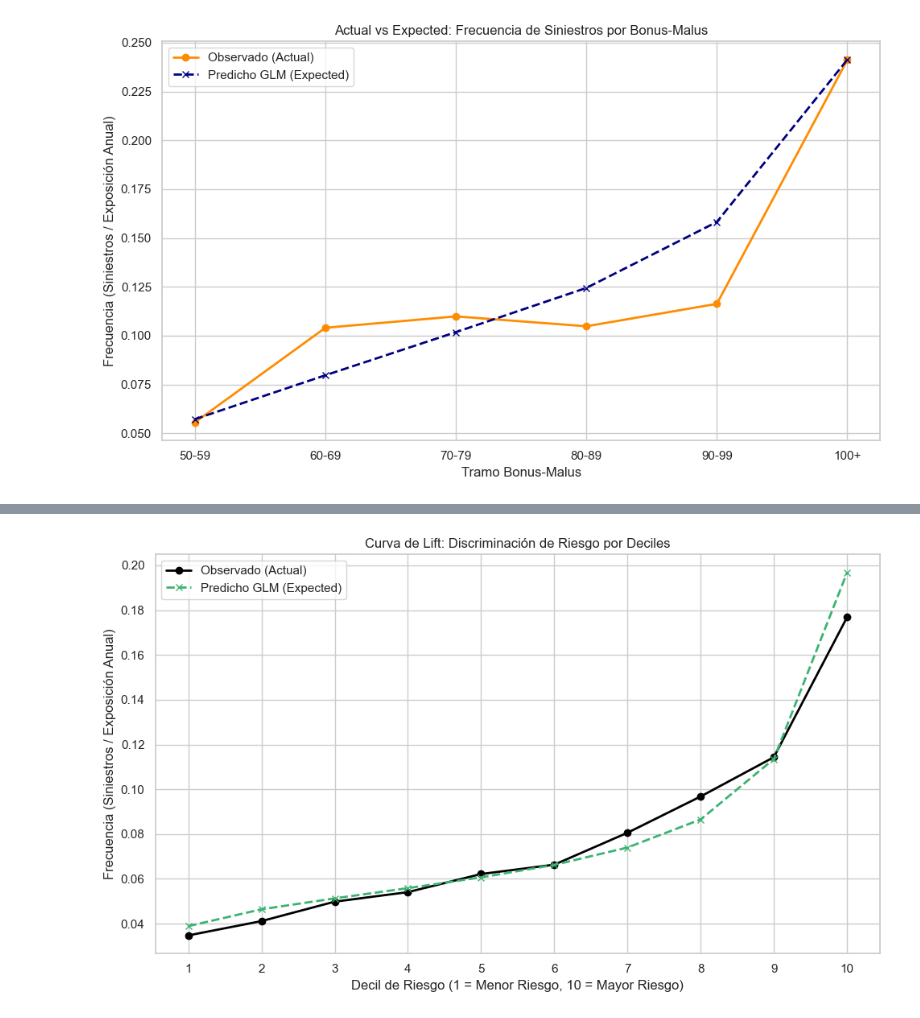
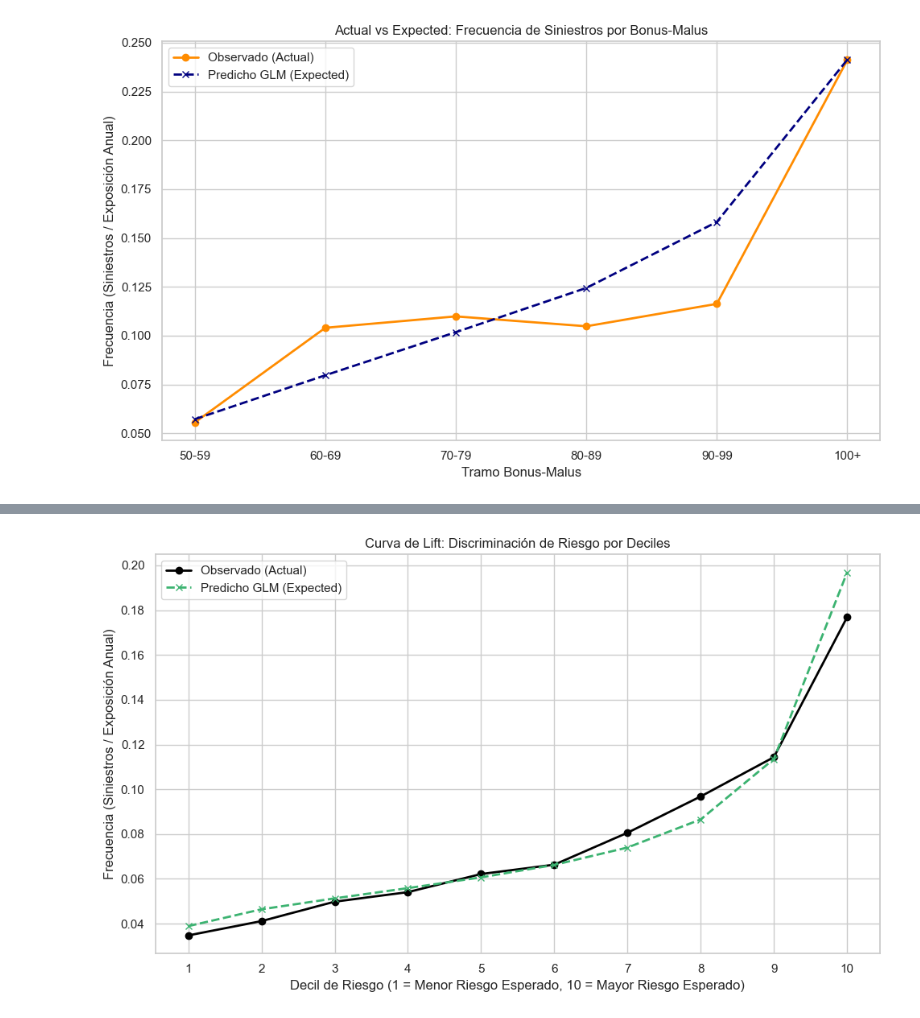
Before and after one commit to EmGM112002/freMTPL2-analysis, a Jupyter notebook: freTMPL2/freTMPL2_models_py.ipynb, the cells around one changed output, grey strips where cells are left out. Drawn from its saved outputs; the diff is of its cells as text; code cells hidden in the pictures.

```diff
--- a/freTMPL2/freTMPL2_models_py.ipynb
+++ b/freTMPL2/freTMPL2_models_py.ipynb
@@ -306,35 +324,30 @@ plt.show()
 # %%
-# Paso 1: Calculamos la tasa de siniestralidad predicha (independiente de la exposición)
 df_eval['Pred_Rate'] = df_eval['Pred_GLM_Count'] / df_eval['Exposure']
 
-# Paso 2: Ordenamos y agrupamos en 10 deciles (quantile cut)
-# Usamos duplicates='drop' en caso de que múltiples pólizas compartan exactamente la misma tasa predictiva.
+# Partición por cuantiles de riesgo (Deciles)
 df_eval['Decile'] = pd.qcut(df_eval['Pred_Rate'], q=10, labels=False, duplicates='drop') + 1
 
-# Paso 3: Agregación actuarial a nivel decil
 agrupado_lift = df_eval.groupby('Decile').agg(
     Exposure=('Exposure', 'sum'),
     Actual_Claims=('ClaimNb', 'sum'),
     Expected_Claims=('Pred_GLM_Count', 'sum')
 ).reset_index()
 
-# Paso 4: Cálculos finales de frecuencia
 agrupado_lift['Actual_Freq'] = agrupado_lift['Actual_Claims'] / agrupado_lift['Exposure']
 agrupado_lift['Expected_Freq'] = agrupado_lift['Expected_Claims'] / agrupado_lift['Exposure']
 
-# Construcción de la visualización
 plt.figure(figsize=(10, 6))
 plt.plot(agrupado_lift['Decile'], agrupado_lift['Actual_Freq'], marker='o',
          color='black', linewidth=2, label='Observado (Actual)')
 plt.plot(agrupado_lift['Decile'], agrupado_lift['Expected_Freq'], marker='x',
          color='mediumseagreen', linestyle='--', linewidth=2, label='Predicho GLM (Expected)')
 
 plt.title('Curva de Lift: Discriminación de Riesgo por Deciles')
-plt.xlabel('Decil de Riesgo (1 = Menor Riesgo, 10 = Mayor Riesgo)')
+plt.xlabel('Decil de Riesgo (1 = Menor Riesgo Esperado, 10 = Mayor Riesgo Esperado)')
 plt.ylabel('Frecuencia (Siniestros / Exposición Anual)')
 plt.xticks(range(1, 11))
 plt.legend()
 plt.tight_layout()
 plt.show()
 # %% [output]
-[figure, old version]
+[figure, new version]
```
Also changed, not shown: parts of 19 cells of this notebook, 1 other file.
